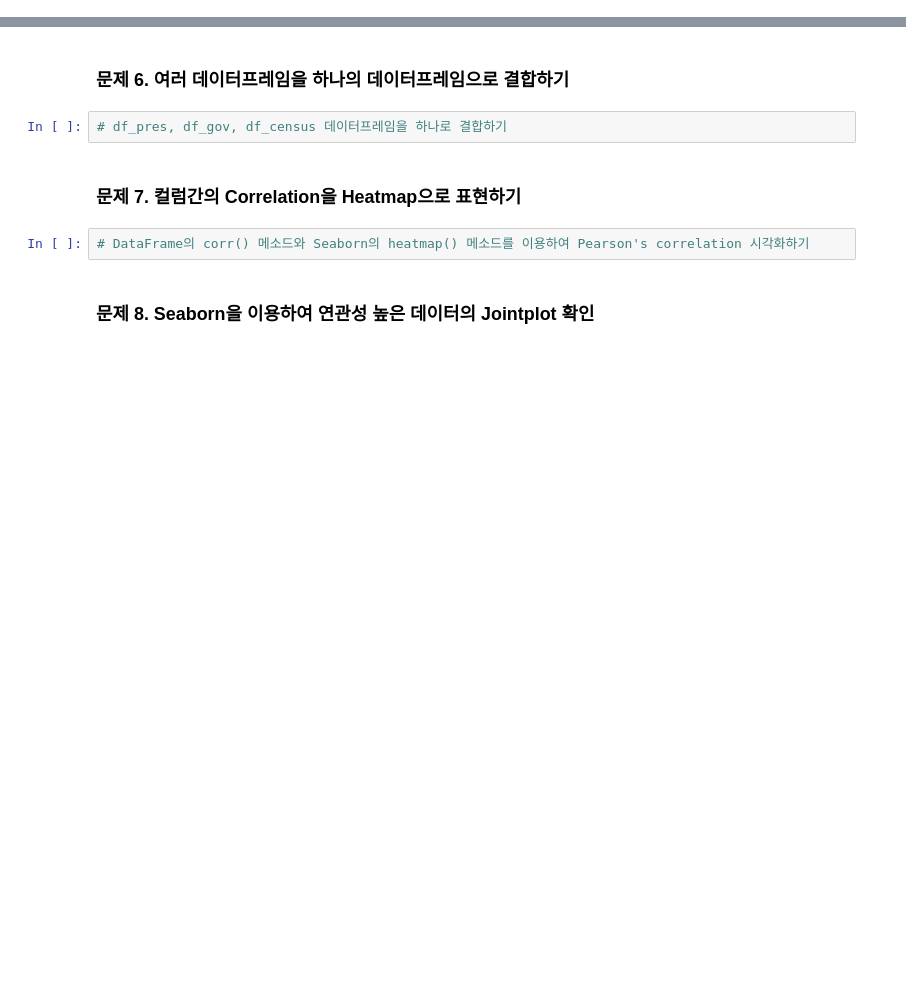
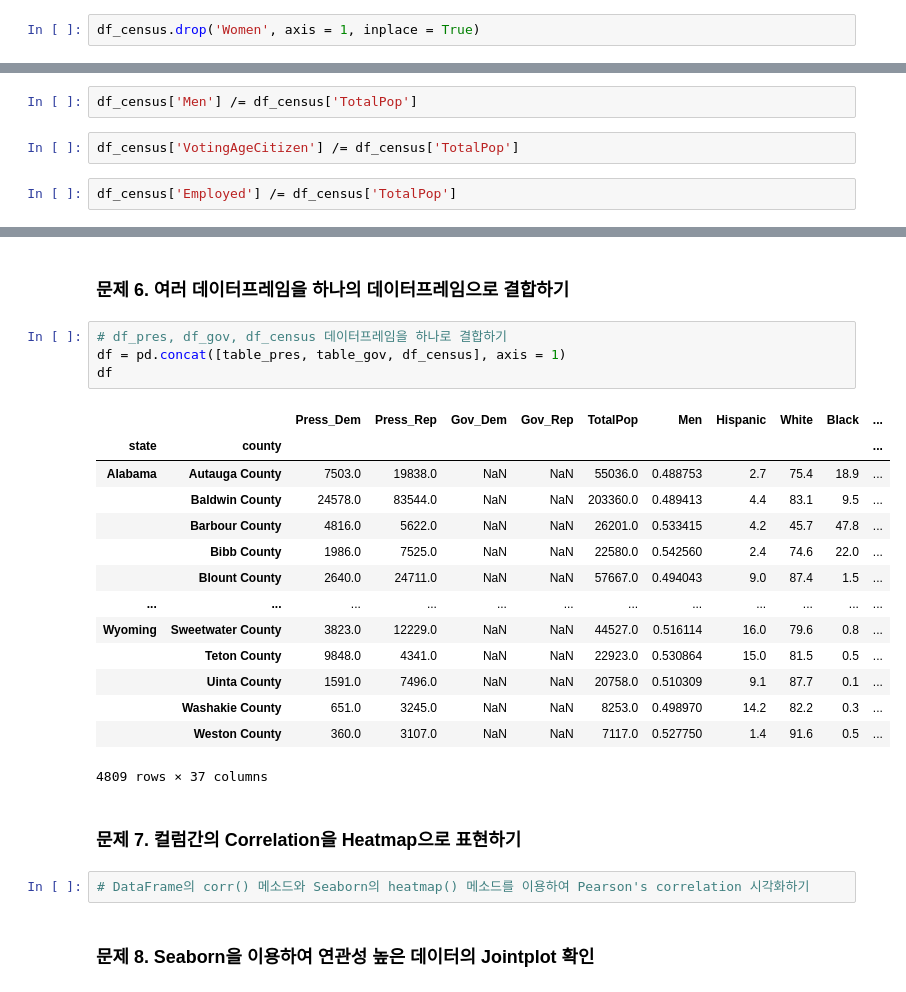
Before and after one commit to puddingHong/Fastcampus, a Jupyter notebook: 미국 대통령 선거 데이터.ipynb, the cells around one changed output, grey strips where cells are left out. Cells and saved outputs as stored; diff of their text form; blank space fills up the shorter version.

```diff
--- a/미국 대통령 선거 데이터.ipynb
+++ b/미국 대통령 선거 데이터.ipynb
@@ -226,0 +353,2 @@ state_code.head()
+# %%
+df_census.drop('Women', axis = 1, inplace = True)
@@ -226,0 +378,6 @@ state_code.head()
+# %%
+df_census['Men'] /= df_census['TotalPop']
+# %%
+df_census['VotingAgeCitizen'] /= df_census['TotalPop']
+# %%
+df_census['Employed'] /= df_census['TotalPop']
@@ -228,6 +396,23 @@ state_code.head()
 ### 문제 6. 여러 데이터프레임을 하나의 데이터프레임으로 결합하기
 # %%
 # df_pres, df_gov, df_census 데이터프레임을 하나로 결합하기
+df = pd.concat([table_pres, table_gov, df_census], axis = 1)
+df
+# %% [output]
+|  |  | Press_Dem | Press_Rep | Gov_Dem | Gov_Rep | TotalPop | Men | Hispanic | White | Black | ... |
+| state | county |  |  |  |  |  |  |  |  |  | ... |
+| Alabama | Autauga County | 7503.0 | 19838.0 | NaN | NaN | 55036.0 | 0.488753 | 2.7 | 75.4 | 18.9 | ... |
+|  | Baldwin County | 24578.0 | 83544.0 | NaN | NaN | 203360.0 | 0.489413 | 4.4 | 83.1 | 9.5 | ... |
+|  | Barbour County | 4816.0 | 5622.0 | NaN | NaN | 26201.0 | 0.533415 | 4.2 | 45.7 | 47.8 | ... |
+|  | Bibb County | 1986.0 | 7525.0 | NaN | NaN | 22580.0 | 0.542560 | 2.4 | 74.6 | 22.0 | ... |
+|  | Blount County | 2640.0 | 24711.0 | NaN | NaN | 57667.0 | 0.494043 | 9.0 | 87.4 | 1.5 | ... |
+| ... | ... | ... | ... | ... | ... | ... | ... | ... | ... | ... | ... |
+| Wyoming | Sweetwater County | 3823.0 | 12229.0 | NaN | NaN | 44527.0 | 0.516114 | 16.0 | 79.6 | 0.8 | ... |
+|  | Teton County | 9848.0 | 4341.0 | NaN | NaN | 22923.0 | 0.530864 | 15.0 | 81.5 | 0.5 | ... |
+|  | Uinta County | 1591.0 | 7496.0 | NaN | NaN | 20758.0 | 0.510309 | 9.1 | 87.7 | 0.1 | ... |
+|  | Washakie County | 651.0 | 3245.0 | NaN | NaN | 8253.0 | 0.498970 | 14.2 | 82.2 | 0.3 | ... |
+|  | Weston County | 360.0 | 3107.0 | NaN | NaN | 7117.0 | 0.527750 | 1.4 | 91.6 | 0.5 | ... |
+4809 rows × 37 columns
 # %% [markdown]
 ### 문제 7. 컬럼간의 Correlation을 Heatmap으로 표현하기
 # %%
```
Also changed, not shown: parts of 24 cells of this notebook.
